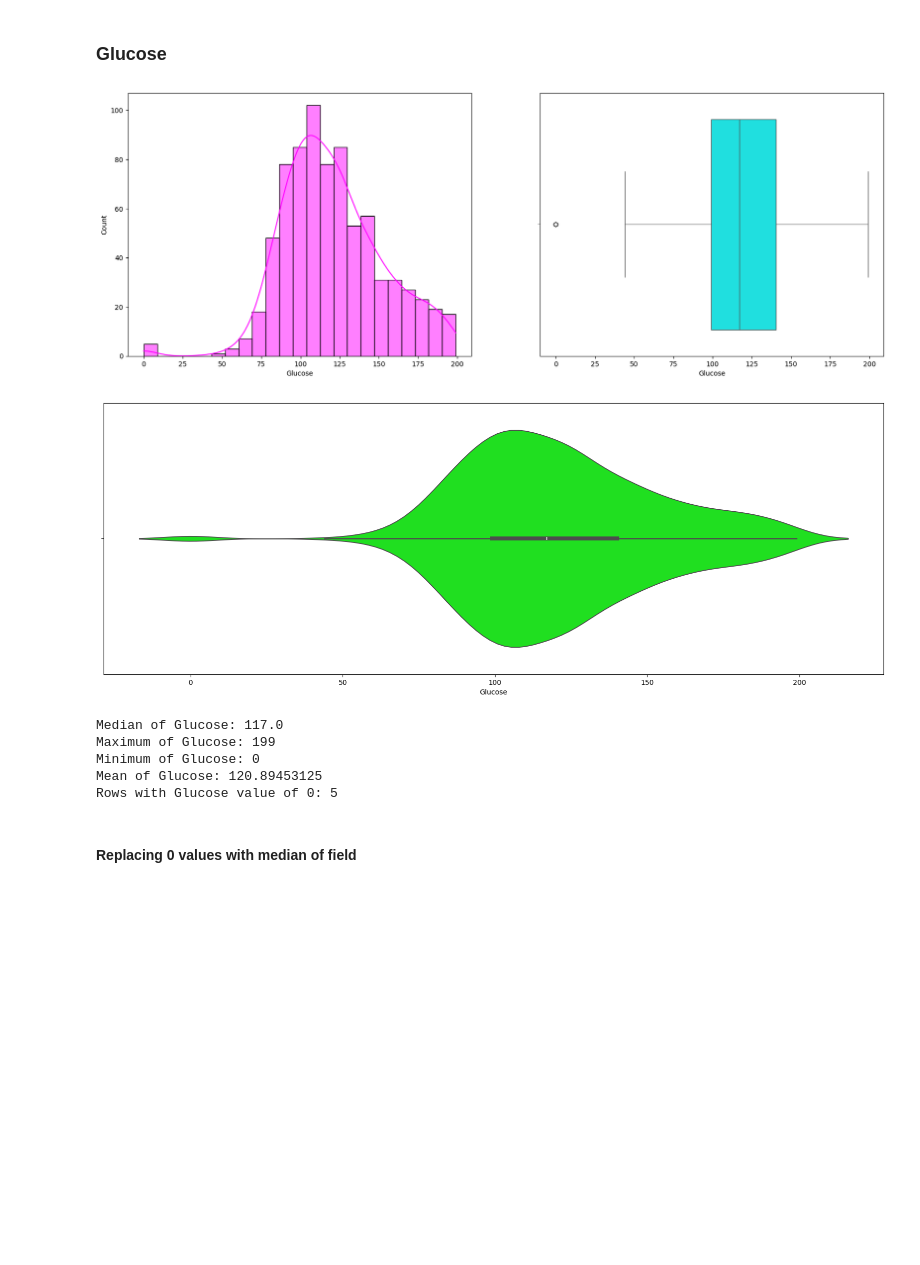
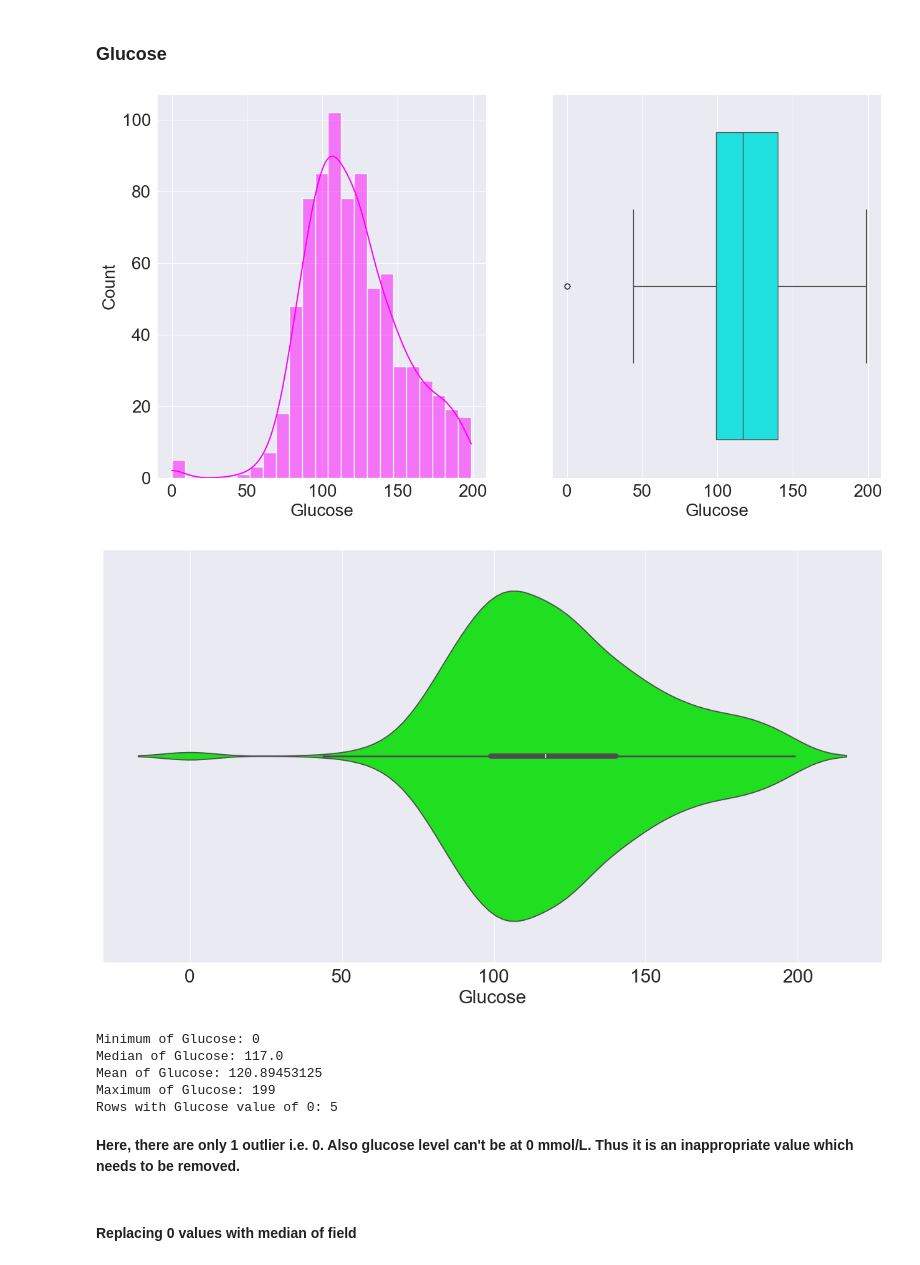
Before and after one commit to Singhal-Coder/BRL_ML_Tasks, a Jupyter notebook: EDA/EDA on Diabetes Patient.ipynb, the cells around one changed output. Saved outputs shown, nothing was run; the diff lists cells and outputs as text; code cells hidden in the pictures; blank space fills up the shorter version.

```diff
--- a/EDA/EDA on Diabetes Patient.ipynb
+++ b/EDA/EDA on Diabetes Patient.ipynb
@@ -76,3 +80,7 @@ print(df.sample(10))
+# %%
+rcParams['font.size'] = 20
+rcParams['figure.figsize'] = (15,8)
+sns.set_style("darkgrid")
 # %% [markdown]
 ##  Univariate Analysis
 # %% [markdown]
@@ -111,28 +119,29 @@ Mean of Pregnancies: 3.8450520833333335
 # %% [markdown]
 ### Glucose
 # %%
-fig1, ax1 = plt.subplots(1,2,figsize=(20,7))
-fig2, ax2 = plt.subplots(figsize=(20,7))
+fig1, ax1 = plt.subplots(1,2)
+fig2, ax2 = plt.subplots()
 sns.histplot(data=df, x="Glucose", kde=True, ax=ax1[0], color='magenta')
 sns.boxplot(data=df, x="Glucose", ax=ax1[1], color='aqua')
 sns.violinplot(data=df, x="Glucose", ax=ax2, color='lime')
 plt.show()
 # %% [output]
-[figure, old version]
+[figure, new version]
-[figure, old version]
+[figure, new version]
 # %%
+print(f"Minimum of Glucose: {df.Glucose.min()}")
 print(f"Median of Glucose: {df.Glucose.median()}")
+print(f"Mean of Glucose: {df.Glucose.mean()}")
 print(f"Maximum of Glucose: {df.Glucose.max()}")
-print(f"Minimum of Glucose: {df.Glucose.min()}")
-print(f"Mean of Glucose: {df.Glucose.mean()}")
-
 print(f"Rows with Glucose value of 0: {df[df.Glucose==0].shape[0]}")
 # %% [output]
+Minimum of Glucose: 0
 Median of Glucose: 117.0
+Mean of Glucose: 120.89453125
 Maximum of Glucose: 199
-Minimum of Glucose: 0
-Mean of Glucose: 120.89453125
 Rows with Glucose value of 0: 5
+# %% [markdown]
+**Here, there are only 1 outlier i.e. 0. Also glucose level can't be at 0 mmol/L. Thus it is an inappropriate value which needs to be removed.**
 # %% [markdown]
 #### Replacing 0 values with median of field
 # %%
```
Also changed, not shown: parts of 74 cells of this notebook.
